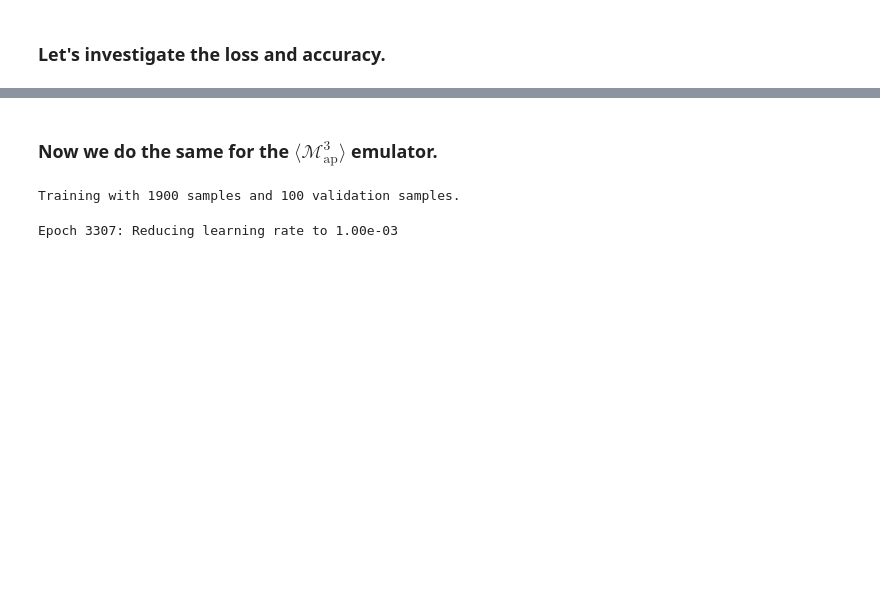
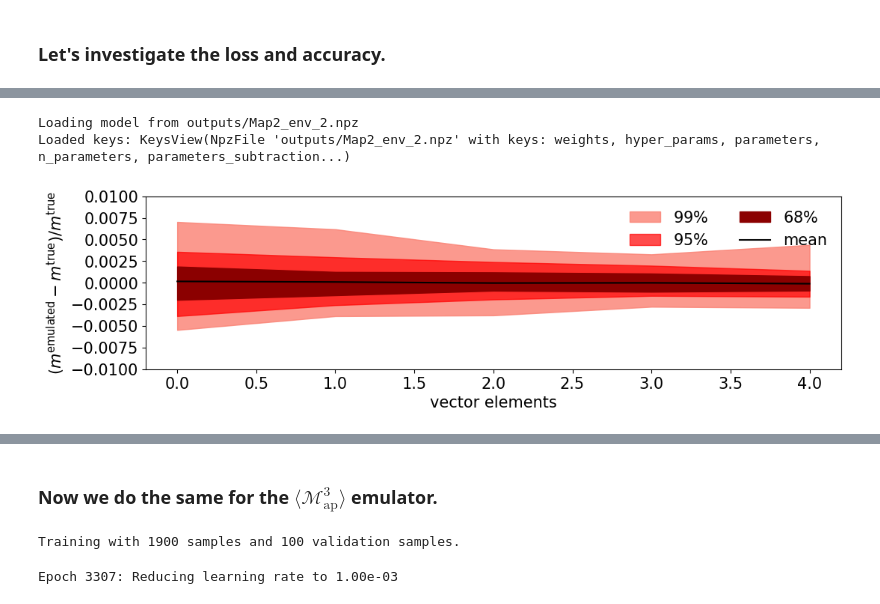
Before and after one commit to pburger112/cosmoemuJAX, a Jupyter notebook: HMC_example.ipynb, the cells around one changed output, grey strips where cells are left out. Saved outputs shown, nothing was run; the diff lists cells and outputs as text; code cells hidden in the pictures; blank space fills up the shorter version.

```diff
--- a/HMC_example.ipynb
+++ b/HMC_example.ipynb
@@ -156 +189,30 @@ plt.legend(fontsize=12)
+# %%
+jax_nn = EmulatorJAX(filepath=f'outputs/Map2_env_2.npz')
+emulated_features = jax_nn.ten_to_rescaled_predict(test_params)
+
+diff=(emulated_features/Map2_models_test_features-1) # Measure the relative difference between test sample and the emulated models
+
+mean_diff = np.percentile(diff, 50, axis = 0) #
+mean_diff = np.median(diff, axis = 0) #
+percentiles1 = np.percentile(diff, [16,84], axis = 0)
+percentiles2 = np.percentile(diff, [5,95], axis = 0)
+percentiles3 = np.percentile(diff, [1,99], axis = 0)
+bins=range(diff.shape[1])
+
+plt.figure(figsize=(12, 3),dpi=100)
+plt.fill_between(bins, percentiles3[0,:], percentiles3[1,:], color = 'salmon', label = r'$99\%$', alpha=0.8)
+plt.fill_between(bins, percentiles2[0,:], percentiles2[1,:], color = 'red', label = r'$95\%$', alpha = 0.7)
+plt.fill_between(bins, percentiles1[0,:], percentiles1[1,:], color = 'darkred', label = r'$68\%$', alpha = 1)
+plt.plot(bins,mean_diff,'-',color='black',label = 'mean')
+plt.xticks(fontsize=15)
+plt.yticks(fontsize=15)
+plt.legend(frameon=False, fontsize=15, loc='upper right',ncol=2)
+plt.ylabel(r'$(m^{\mathrm{emulated}} - m^{\mathrm{true}})/  m^{\mathrm{true}}$', fontsize=15)
+plt.xlabel(r'vector elements',  fontsize=15)
+plt.ylim(-0.01,0.01)
+plt.show()
+# %% [output]
+Loading model from outputs/Map2_env_2.npz
+Loaded keys: KeysView(NpzFile 'outputs/Map2_env_2.npz' with keys: weights, hyper_params, parameters, n_parameters, parameters_subtraction...)
+[figure, added]
 # %%
```
Also changed, not shown: parts of 11 cells of this notebook, 1 other file.
